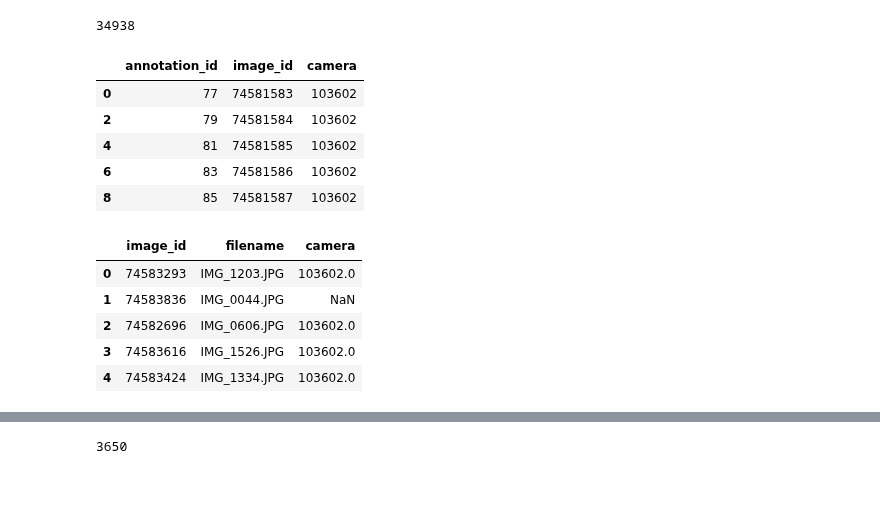
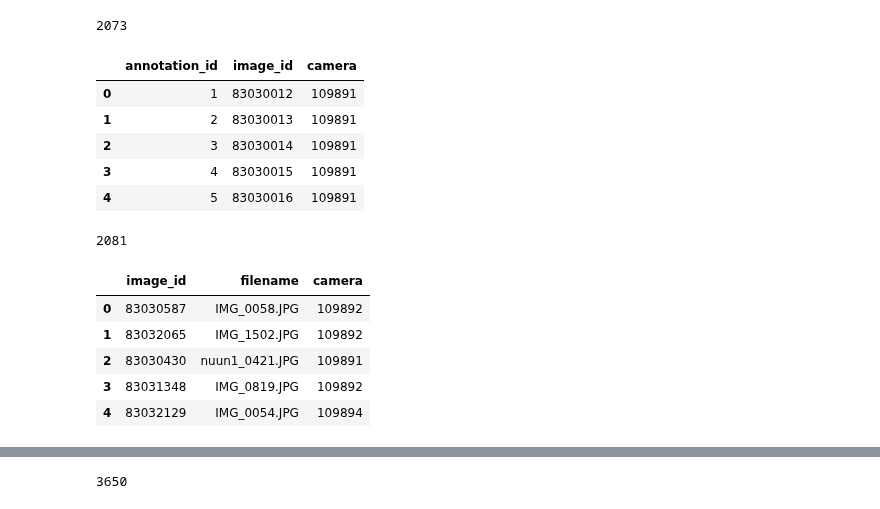
Before and after one commit to rowanoaktree/WildSouthwest, a Jupyter notebook: Scratch/CameraID.ipynb, the cells around one changed output, grey strips where cells are left out. Saved outputs shown, nothing was run; the diff lists cells and outputs as text; code cells hidden in the pictures.

```diff
--- a/Scratch/CameraID.ipynb
+++ b/Scratch/CameraID.ipynb
@@ -7,8 +7,8 @@ import datetime
 from collections import OrderedDict
 
 #Load data
-classifications = r"/Users/rowanconverse/Library/CloudStorage/OneDrive-UniversityofNewMexico/Projects/CameraTraps/Labels/sevilleta-nwr-survey-classifications.csv"
-identifications = r"/Users/rowanconverse/Library/CloudStorage/OneDrive-UniversityofNewMexico/Projects/CameraTraps/Labels/the-wild-southwest-subjects.csv"
+classifications = r"/Users/rowanconverse/Library/CloudStorage/OneDrive-UniversityofNewMexico/Projects/CameraTraps/Labels/Scratch/rowanraw_20221130.csv"
+identifications = r"/Users/rowanconverse/Library/CloudStorage/OneDrive-UniversityofNewMexico/Projects/CameraTraps/Labels/Scratch/sev_subjects_200221130.csv"
 sevilleta = pd.read_csv(classifications)
 camID = pd.read_csv(identifications)
 # %%
@@ -51,6 +51,7 @@ cams = {}
 for y in range(len(camID)):
     setsub = camID["subject_id"][y]
     set = camID["subject_set_id"][y]
+    filename = camID["metadata"][y]
     if setsub not in subjs:
         subjs[setsub] = len(subjs) + 1
         subject_id = subjs[setsub]
@@ -59,6 +60,7 @@ for y in range(len(camID)):
     camera_annotation = {
         'annotation_id': len(camanno)+1,
         'image_id': setsub,
+        'filename': filename,
         'camera': set,
       }
     camanno.append(camera_annotation)
@@ -108,24 +150,28 @@ for i in range(len(sevilleta)):
       imgannos.append(imganno)
 len(imgannos)
 # %% [output]
-34938
+2073
 # %%
-df1 = pd.DataFrame(sevonly)
+df1 = pd.DataFrame(camanno)
 df2 = pd.DataFrame(imgannos)
 
 new = df2.drop_duplicates(subset='filename', keep="first")
 len(new)
 new2 = df1.drop_duplicates(subset='image_id',keep='first')
 len(new2)
 
 new2.head()
 # %% [output]
 |  | annotation_id | image_id | camera |
-| 0 | 77 | 74581583 | 103602 |
-| 2 | 79 | 74581584 | 103602 |
-| 4 | 81 | 74581585 | 103602 |
-| 6 | 83 | 74581586 | 103602 |
-| 8 | 85 | 74581587 | 103602 |
+| 0 | 1 | 83030012 | 109891 |
+| 1 | 2 | 83030013 | 109891 |
+| 2 | 3 | 83030014 | 109891 |
+| 3 | 4 | 83030015 | 109891 |
+| 4 | 5 | 83030016 | 109891 |
+# %%
+len(new2)
+# %% [output]
+2081
 # %%
 new3 = pd.merge(new, new2, how='left', on=["image_id"])
 len(new3)
@@ -135,8 +181,8 @@ df4 = df3.drop('annotation_id_y',axis=1)
 df4.head()
 # %% [output]
 |  | image_id | filename | camera |
-| 0 | 74583293 | IMG_1203.JPG | 103602.0 |
-| 1 | 74583836 | IMG_0044.JPG | NaN |
-| 2 | 74582696 | IMG_0606.JPG | 103602.0 |
-| 3 | 74583616 | IMG_1526.JPG | 103602.0 |
-| 4 | 74583424 | IMG_1334.JPG | 103602.0 |
+| 0 | 83030587 | IMG_0058.JPG | 109892 |
+| 1 | 83032065 | IMG_1502.JPG | 109892 |
+| 2 | 83030430 | nuun1_0421.JPG | 109891 |
+| 3 | 83031348 | IMG_0819.JPG | 109892 |
+| 4 | 83032129 | IMG_0054.JPG | 109894 |
```
Also changed, not shown: parts of 5 cells of this notebook, 1 other file.
